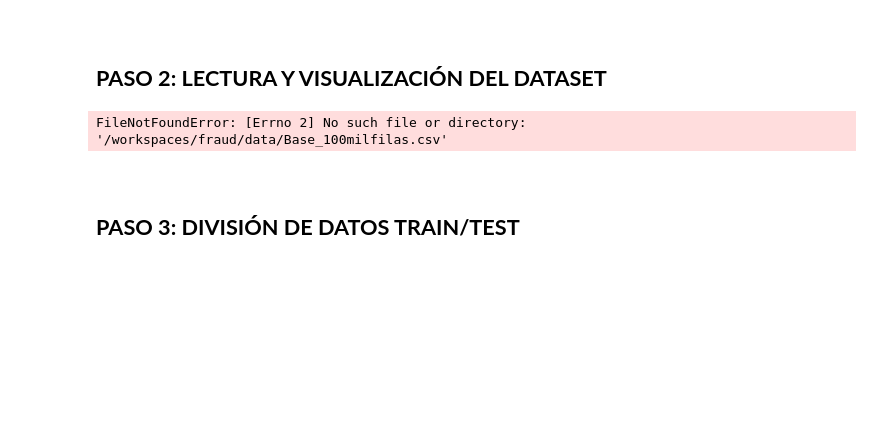
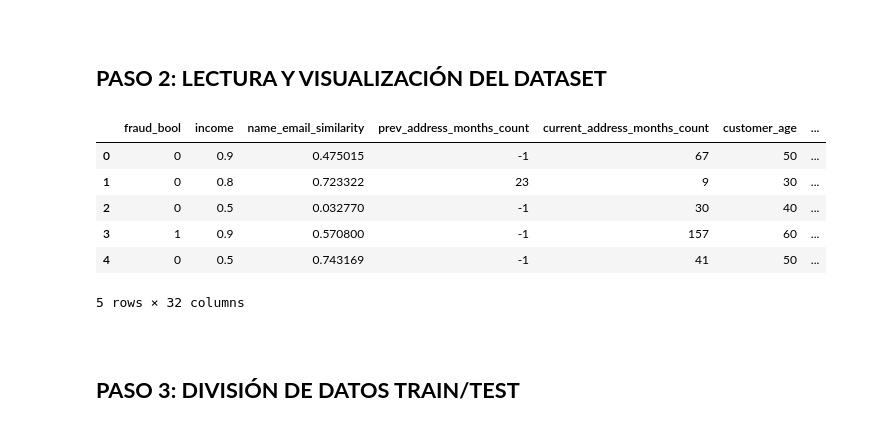
Before and after one commit to Jorge3127/DETECCION-FRAUDE-BANCARIO, a Jupyter notebook: models/ADABOOST.ipynb, the cells around one changed output. Saved outputs shown, nothing was run; the diff lists cells and outputs as text; code cells hidden in the pictures; blank space fills up the shorter version.

```diff
--- a/models/ADABOOST.ipynb
+++ b/models/ADABOOST.ipynb
@@ -55,10 +55,16 @@ warnings.filterwarnings('ignore')
 
 ## **PASO 2: LECTURA Y VISUALIZACIÓN DEL DATASET**
 # %%
-df = pd.read_csv('/workspaces/fraud/data/Base_100milfilas.csv')
+df = pd.read_csv('/workspaces/DETECCION-FRAUDE-BANCARIO/src/Base_100milfilas.csv')
 df.head()
 # %% [output]
+|  | fraud_bool | income | name_email_similarity | prev_address_months_count | current_address_months_count | customer_age | ... |
+| 0 | 0 | 0.9 | 0.475015 | -1 | 67 | 50 | ... |
+| 1 | 0 | 0.8 | 0.723322 | 23 | 9 | 30 | ... |
+| 2 | 0 | 0.5 | 0.032770 | -1 | 30 | 40 | ... |
+| 3 | 1 | 0.9 | 0.570800 | -1 | 157 | 60 | ... |
+| 4 | 0 | 0.5 | 0.743169 | -1 | 41 | 50 | ... |
-FileNotFoundError: [Errno 2] No such file or directory: '/workspaces/fraud/data/Base_100milfilas.csv'
+5 rows × 32 columns
 # %% [markdown]
 <br>
 
```
Also changed, not shown: parts of 6 cells of this notebook.
